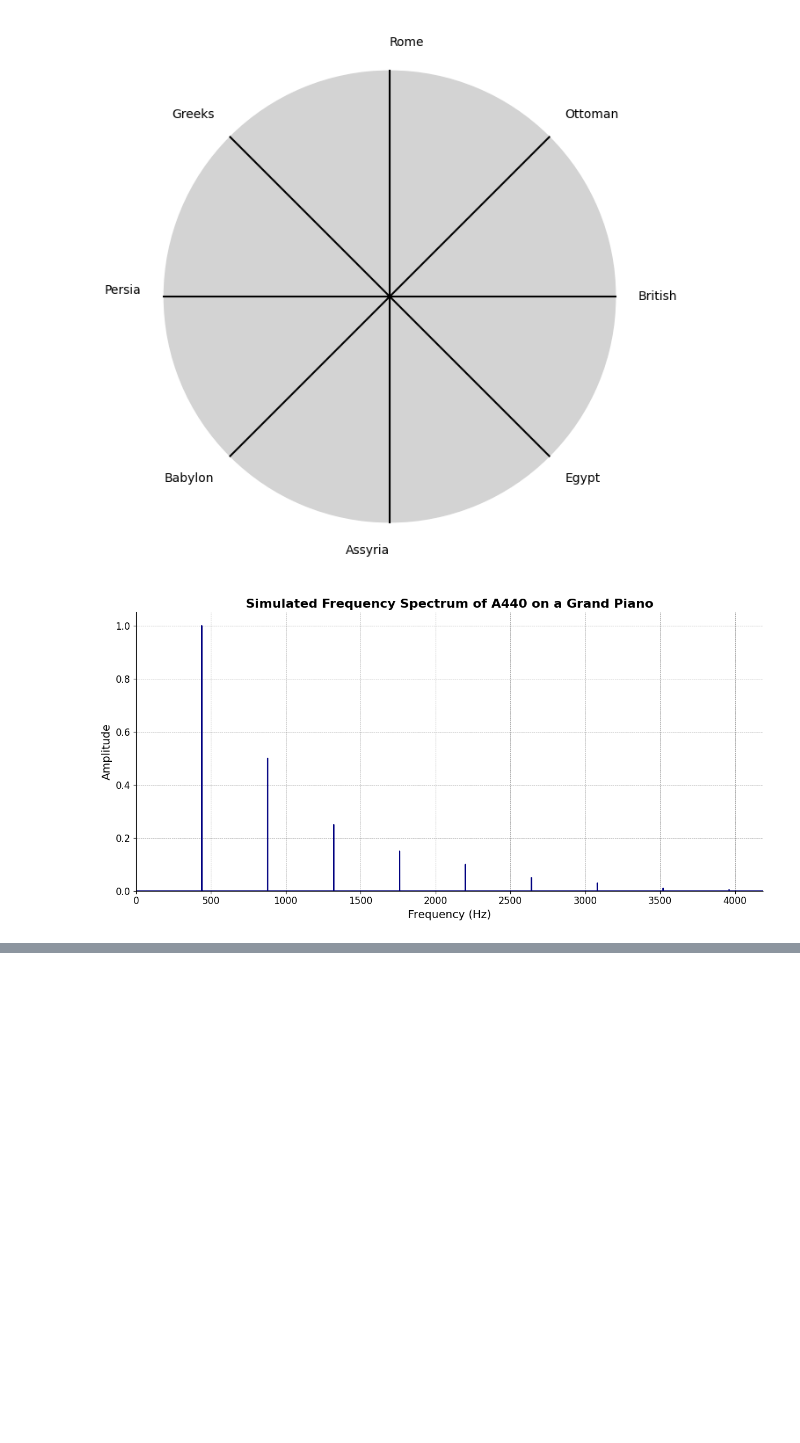
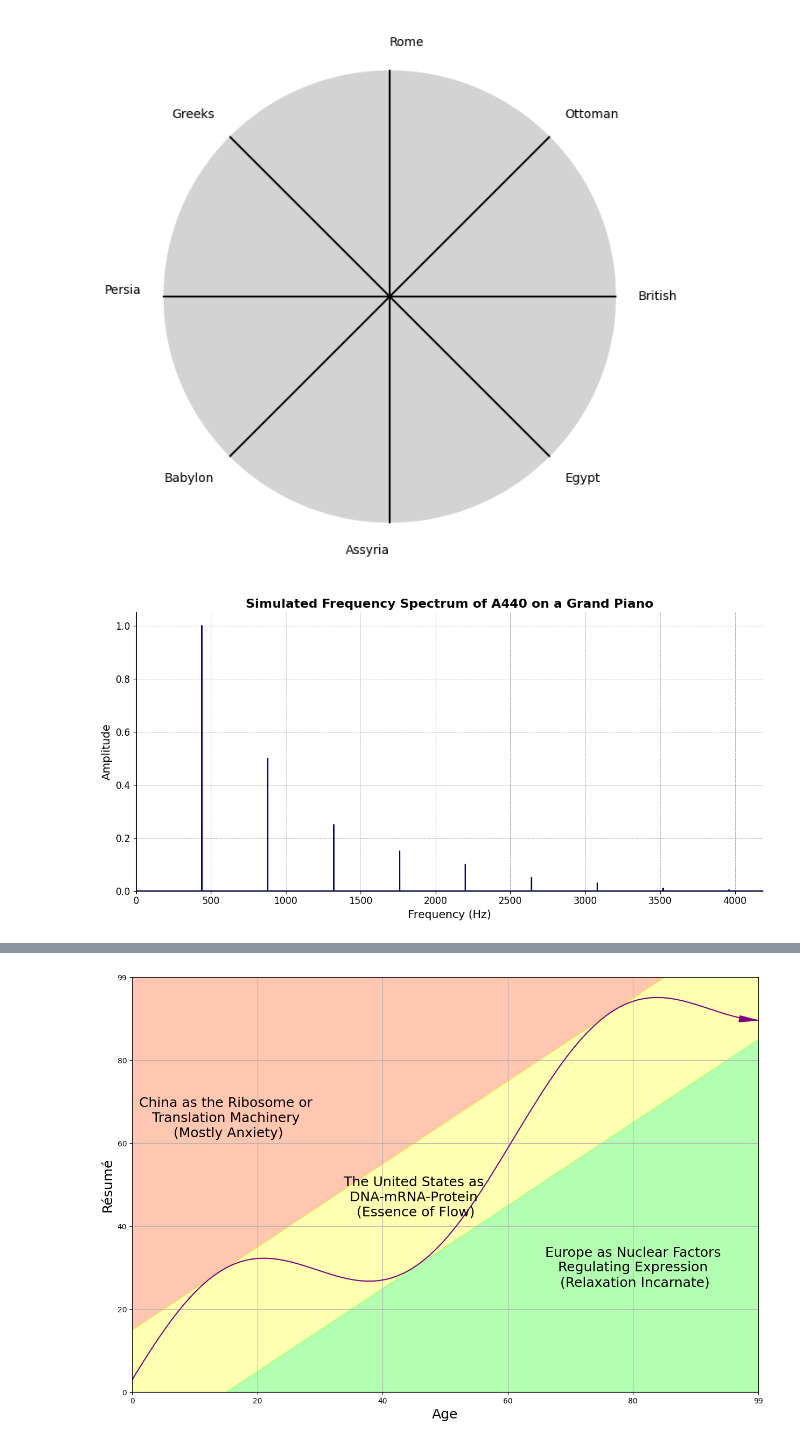
Before and after one commit to abikesa/workflow, a Jupyter notebook: _build/html/_sources/py.ipynb, the cells around one changed output, grey strips where cells are left out. Saved outputs shown, nothing was run; the diff lists cells and outputs as text; code cells hidden in the pictures; blank space fills up the shorter version.

```diff
--- a/_build/html/_sources/py.ipynb
+++ b/_build/html/_sources/py.ipynb
@@ -389,0 +518,58 @@ plt.show()
+# %%
+import matplotlib.pyplot as plt
+import numpy as np
+
+# Create data for the skill and challenge levels
+skill_levels = np.linspace(0, 10, 100)
+challenge_levels = np.linspace(0, 10, 100)
+
+# Define the flow channel boundaries
+flow_channel = skill_levels
+
+# Adjust the phase and amplitude of the sinusoid wave
+phase = np.pi / 16
+amplitude = 1.5
+sinusoid = flow_channel + np.sin(skill_levels + phase) * amplitude
+
+# Define the yellow zone boundaries, making it wider
+yellow_zone_low = skill_levels - 1.5  # Adjust this value to make the yellow zone wider or narrower
+yellow_zone_high = skill_levels + 1.5 # Adjust this value to make the yellow zone wider or narrower
+
+# Plotting
+plt.figure(figsize=(15, 10))
+
+# Plot the anxiety and boredom areas
+plt.fill_between(skill_levels, yellow_zone_high, 10, color='orangered', alpha=0.3, label='Place/Identification', interpolate=True)
+plt.fill_between(skill_levels, 0, yellow_zone_low, color='lime', alpha=0.3, label='Time/Revelation', interpolate=True)
+plt.fill_between(skill_levels, yellow_zone_low, yellow_zone_high, color='yellow', alpha=0.3, label='Agent/Evolution', interpolate=True)
+
+# Plot the sinusoid function with the diagonal as its axis
+plt.plot(skill_levels, sinusoid, color='purple', linestyle='-')
+
+# Add arrowhead to the sinusoid line
+plt.arrow(skill_levels[-2], sinusoid[-2], skill_levels[-1] - skill_levels[-2], sinusoid[-1] - sinusoid[-2],
+          color='purple', length_includes_head=True, head_width=0.15, head_length=0.3)
+
+# Set plot labels and title
+plt.xlabel('Age', fontsize=18)
+plt.ylabel('Résumé', rotation='vertical', fontsize=18)
+
+# Set plot limits and grid
+plt.xlim(0, 10)
+plt.ylim(0, 10)
+plt.grid(True)
+
+# Set tick labels
+tick_labels = ['0', '20', '40', '60', '80', '99']
+plt.xticks(np.linspace(0, 10, 6), tick_labels)
+plt.yticks(np.linspace(0, 10, 6), tick_labels)
+
+# Add text annotations to label the areas without shaded background
+plt.text(1.5, 6.6, 'China as the Ribosome or\n Translation Machinery \n (Mostly Anxiety)', color='black', ha='center', va='center', fontsize=18)
+plt.text(4.5, 4.7, 'The United States as\n DNA-mRNA-Protein \n (Essence of Flow)', color='black', ha='center', va='center', fontsize=18)
+plt.text(8, 3, 'Europe as Nuclear Factors\n Regulating Expression \n (Relaxation Incarnate)', color='black', ha='center', va='center', fontsize=18)
+
+# Display the plot
+plt.show()
+# %% [output]
+[figure, added]
```
Also changed, not shown: parts of 2 cells of this notebook, 54 other files.
